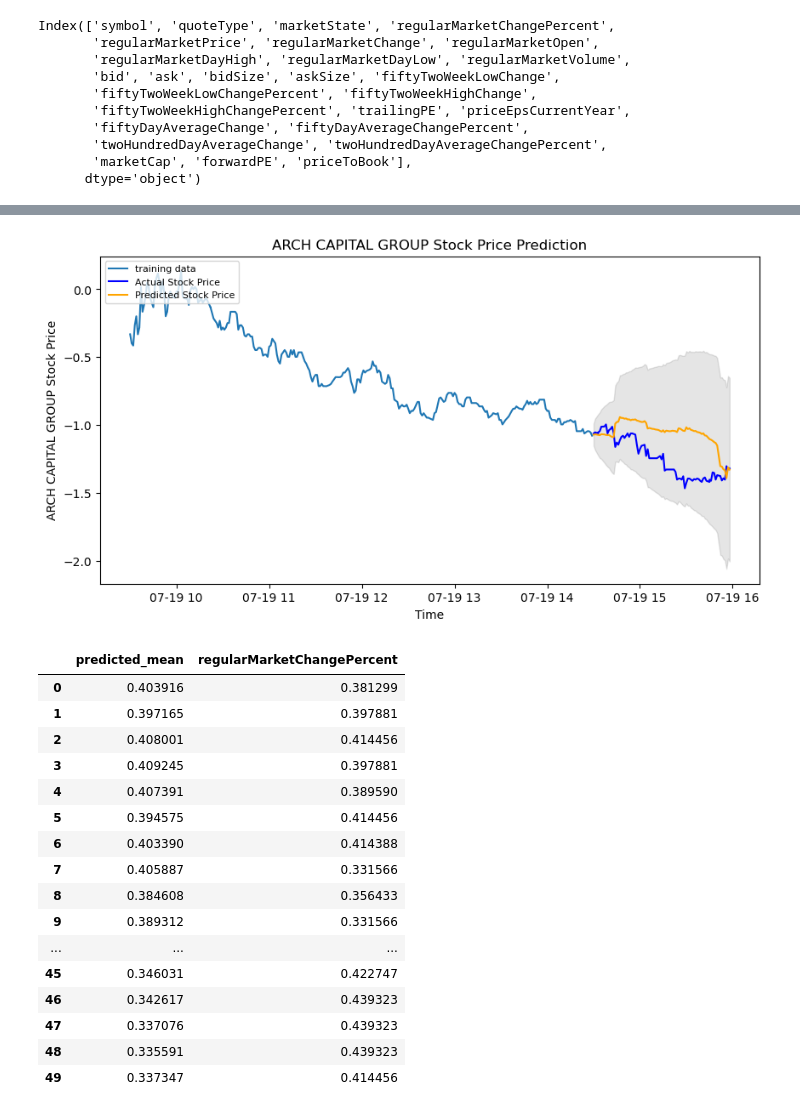
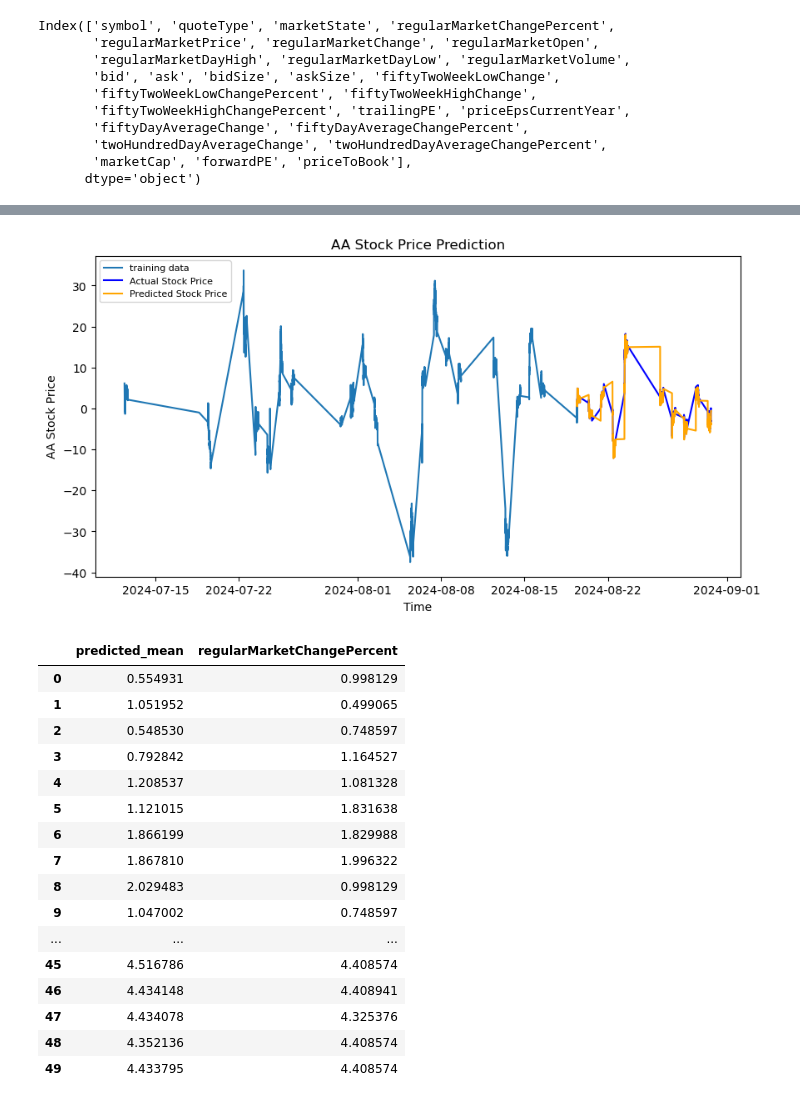
Before and after one commit to astronights/stock-analyzer, a Jupyter notebook: notebooks/Analyses.ipynb, the cells around one changed output, grey strips where cells are left out. Cells and saved outputs as stored; diff of their text form; code cells hidden in the pictures.

```diff
--- a/notebooks/Analyses.ipynb
+++ b/notebooks/Analyses.ipynb
@@ -36,5 +15,5 @@ os.listdir('./prices')
 # %%
-df = pd.read_parquet('./prices/HDB_2024_07_19.parquet')
+df = pd.read_parquet('./prices/HDB_all.parquet')
 df = df[df.marketState == 'REGULAR']
 df = df.set_index('regularMarketTime')
 # %%
@@ -51,6 +30,6 @@ Index(['symbol', 'quoteType', 'marketState', 'regularMarketChangePercent',
        'marketCap', 'forwardPE', 'priceToBook'],
       dtype='object')
 # %%
-X = df.drop(['symbol', 'marketState', 'quoteType'], axis=1).shift(1).dropna(how='all', axis=0)
+X = df.drop(['symbol', 'marketState', 'quoteType', 'regularMarketChangePercent'], axis=1).shift(1).dropna(how='all', axis=0)
 X
 # %% [output]
@@ -71,5 +50,5 @@ X
 # %%
-y = df[['regularMarketChangePercent']].iloc[1:]
+y = df[['regularMarketChangePercent']].iloc[1:]*10
 y
 # %% [output]
 |  | regularMarketChangePercent |
@@ -89,2 +88,4 @@ y
+# %%
+split = 8000
 # %%
 lgbr = LGBMRegressor()
@@ -193,50 +182,50 @@ Warnings:
 # %%
 X.index = pd.to_datetime(X.index).to_period('min')
 y.index = pd.to_datetime(y.index).to_period('min')
-model = ARIMA(y[:300], order=(2,1,0), exog=X[:300])
+model = SARIMAX(y[:split], order=(2,0,3), exog=X[:split])
 fitted = model.fit()
-ff = fitted.get_forecast(len(y[300:]), exog=X[300:])  # 95% conf
+ff = fitted.get_forecast(len(y[split:]), exog=X[split:])  # 95% conf
 fc, se, conf = ff.predicted_mean, ff.se_mean, ff.conf_int()
 
 # Make as pandas series
-fc_series = pd.Series(fc, index=y[300:].index)
-lower_series = pd.Series(conf.iloc[:, 0], index=y[300:].index)
-upper_series = pd.Series(conf.iloc[:, 1], index=y[300:].index)
+fc_series = pd.Series(fc.values, index=y[split:].index)
+lower_series = pd.Series(conf.iloc[:, 0], index=y[split:].index)
+upper_series = pd.Series(conf.iloc[:, 1], index=y[split:].index)
 # Plot
 plt.figure(figsize=(10,5), dpi=100)
 y.index = y.index.to_timestamp()
 fc_series.index = fc_series.index.to_timestamp()
-plt.plot(y[:300], label='training data')
-plt.plot(y[300:], color = 'blue', label='Actual Stock Price')
+plt.plot(y[:split], label='training data')
+plt.plot(y[split:], color = 'blue', label='Actual Stock Price')
 plt.plot(fc_series, color = 'orange',label='Predicted Stock Price')
 plt.fill_between(lower_series.index.to_timestamp(), lower_series, upper_series,
                  color='k', alpha=.10)
-plt.title('ARCH CAPITAL GROUP Stock Price Prediction')
+plt.title('AA Stock Price Prediction')
 plt.xlabel('Time')
-plt.ylabel('ARCH CAPITAL GROUP Stock Price')
+plt.ylabel('AA Stock Price')
 plt.legend(loc='upper left', fontsize=8)
 plt.show()
 # %% [output]
-[figure, old version]
+[figure, new version]
 # %%
-pd.concat([fc.reset_index(drop=True), y[300:].reset_index(drop=True)], axis=1).head(50)
+pd.concat([fc.reset_index(drop=True), y[split:].reset_index(drop=True)], axis=1).head(50)
 # %% [output]
 |  | predicted_mean | regularMarketChangePercent |
-| 0 | 0.403916 | 0.381299 |
-| 1 | 0.397165 | 0.397881 |
-| 2 | 0.408001 | 0.414456 |
-| 3 | 0.409245 | 0.397881 |
-| 4 | 0.407391 | 0.389590 |
-| 5 | 0.394575 | 0.414456 |
-| 6 | 0.403390 | 0.414388 |
-| 7 | 0.405887 | 0.331566 |
-| 8 | 0.384608 | 0.356433 |
-| 9 | 0.389312 | 0.331566 |
+| 0 | 0.554931 | 0.998129 |
+| 1 | 1.051952 | 0.499065 |
+| 2 | 0.548530 | 0.748597 |
+| 3 | 0.792842 | 1.164527 |
+| 4 | 1.208537 | 1.081328 |
+| 5 | 1.121015 | 1.831638 |
+| 6 | 1.866199 | 1.829988 |
+| 7 | 1.867810 | 1.996322 |
+| 8 | 2.029483 | 0.998129 |
+| 9 | 1.047002 | 0.748597 |
 | ... | ... | ... |
-| 45 | 0.346031 | 0.422747 |
-| 46 | 0.342617 | 0.439323 |
-| 47 | 0.337076 | 0.439323 |
-| 48 | 0.335591 | 0.439323 |
-| 49 | 0.337347 | 0.414456 |
+| 45 | 4.516786 | 4.408574 |
+| 46 | 4.434148 | 4.408941 |
+| 47 | 4.434078 | 4.325376 |
+| 48 | 4.352136 | 4.408574 |
+| 49 | 4.433795 | 4.408574 |
 # %%
 plt.figure(figsize=(10,5), dpi=100)
```
Also changed, not shown: parts of 14 cells of this notebook, 2 other files.
